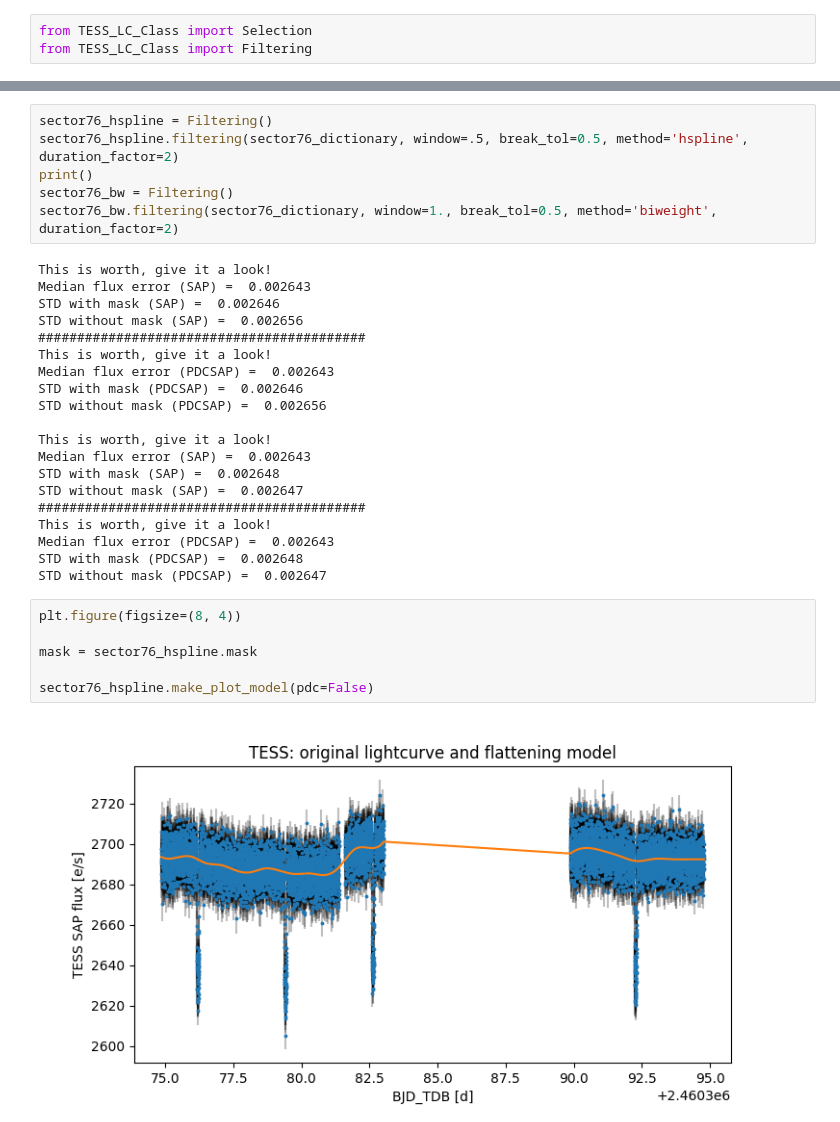
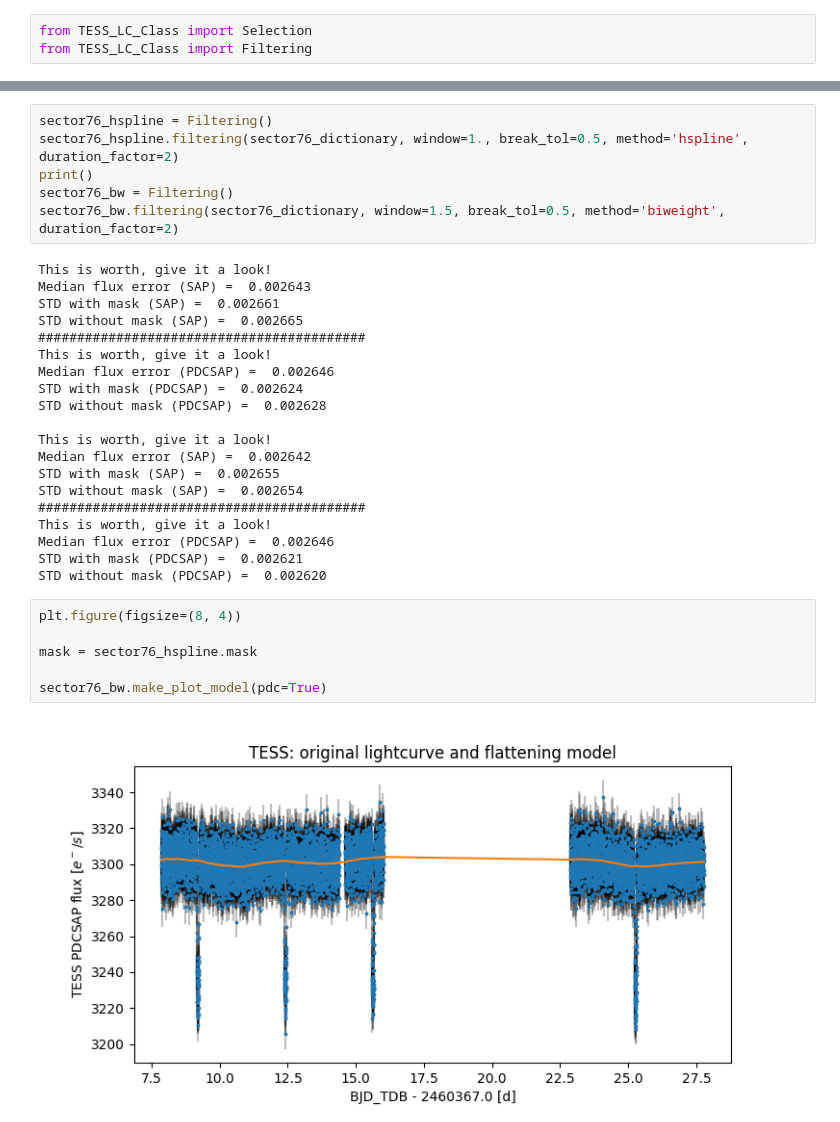
Before and after one commit to AstroMichele/AstroLab2-2024, a Jupyter notebook: TESS_lc.ipynb, the cells around one changed output, grey strips where cells are left out. Cells and saved outputs as stored; diff of their text form.

```diff
--- a/TESS_lc.ipynb
+++ b/TESS_lc.ipynb
@@ -48,34 +73,34 @@ sector76_dictionary = selection_s76.manual_selection(2460369.0)
 # %%
 sector76_hspline = Filtering()
-sector76_hspline.filtering(sector76_dictionary, window=.5, break_tol=0.5, method='hspline', duration_factor=2)
+sector76_hspline.filtering(sector76_dictionary, window=1., break_tol=0.5, method='hspline', duration_factor=2)
 print()
 sector76_bw = Filtering()
-sector76_bw.filtering(sector76_dictionary, window=1., break_tol=0.5, method='biweight', duration_factor=2)
+sector76_bw.filtering(sector76_dictionary, window=1.5, break_tol=0.5, method='biweight', duration_factor=2)
 # %% [output]
 This is worth, give it a look!
 Median flux error (SAP) =  0.002643
-STD with mask (SAP) =  0.002646
-STD without mask (SAP) =  0.002656
+STD with mask (SAP) =  0.002661
+STD without mask (SAP) =  0.002665
 ##########################################
 This is worth, give it a look!
-Median flux error (PDCSAP) =  0.002643
-STD with mask (PDCSAP) =  0.002646
-STD without mask (PDCSAP) =  0.002656
+Median flux error (PDCSAP) =  0.002646
+STD with mask (PDCSAP) =  0.002624
+STD without mask (PDCSAP) =  0.002628
 
 This is worth, give it a look!
-Median flux error (SAP) =  0.002643
-STD with mask (SAP) =  0.002648
-STD without mask (SAP) =  0.002647
+Median flux error (SAP) =  0.002642
+STD with mask (SAP) =  0.002655
+STD without mask (SAP) =  0.002654
 ##########################################
 This is worth, give it a look!
-Median flux error (PDCSAP) =  0.002643
-STD with mask (PDCSAP) =  0.002648
-STD without mask (PDCSAP) =  0.002647
+Median flux error (PDCSAP) =  0.002646
+STD with mask (PDCSAP) =  0.002621
+STD without mask (PDCSAP) =  0.002620
 # %%
 plt.figure(figsize=(8, 4))
 
 mask = sector76_hspline.mask
 
-sector76_hspline.make_plot_model(pdc=False)
+sector76_bw.make_plot_model(pdc=True)
 # %% [output]
-[figure, old version]
+[figure, new version]
```
Also changed, not shown: parts of 21 cells of this notebook, 10 other files.
